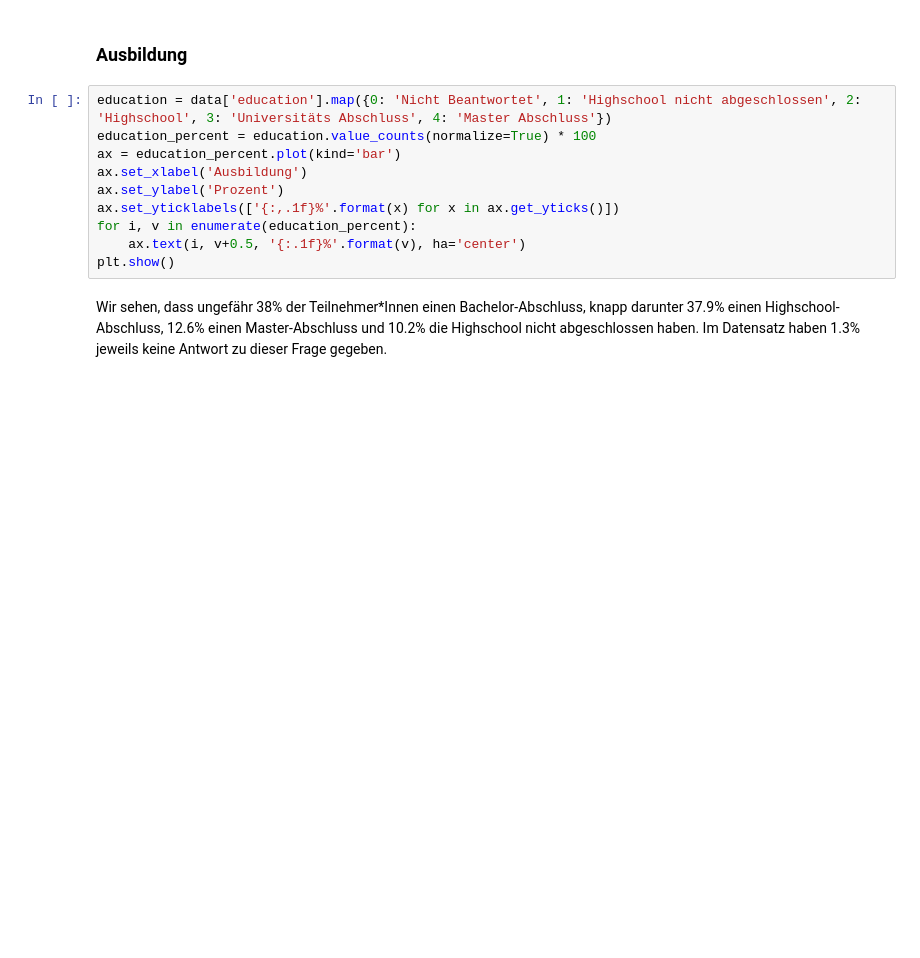
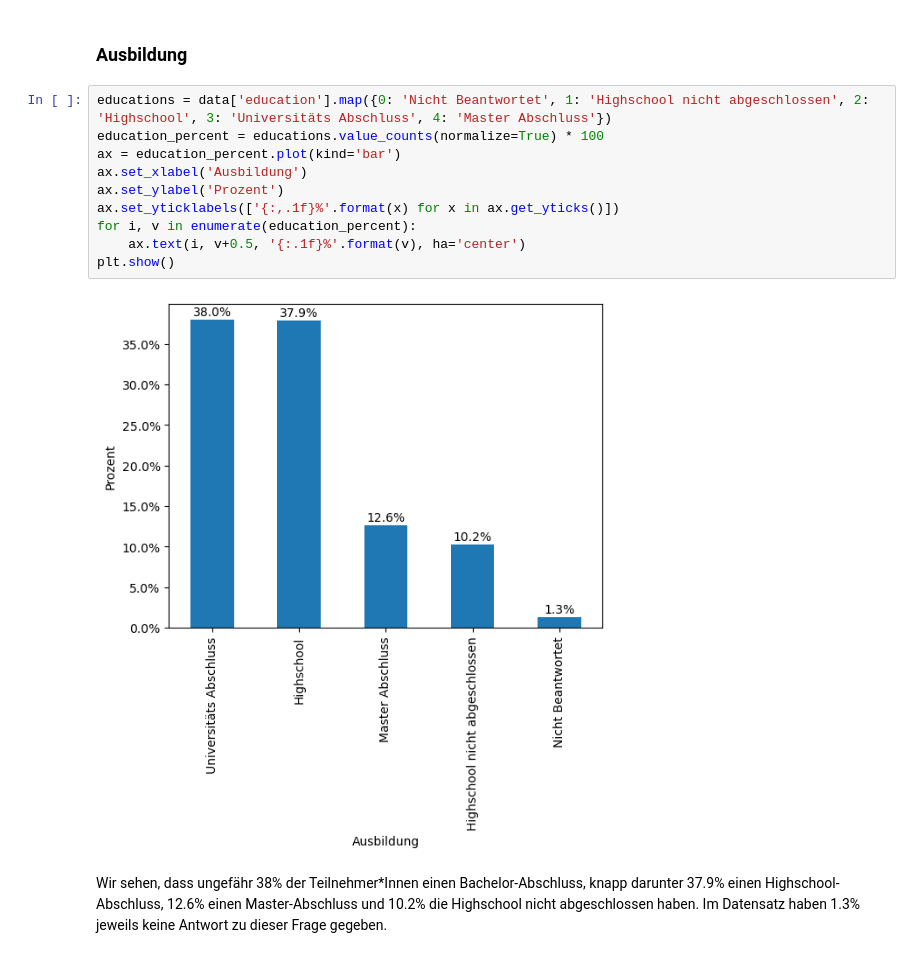
Before and after one commit to wi21b030/Mental-Health, a Jupyter notebook: Mental-Health.ipynb, the cells around one changed output. Saved outputs shown, nothing was run; the diff lists cells and outputs as text; blank space fills up the shorter version.

```diff
--- a/Mental-Health.ipynb
+++ b/Mental-Health.ipynb
@@ -145,15 +193,17 @@ Konkret jedoch wollen wir zuerst wissen, welche Personen haben an dieser Umfrage
 # %% [markdown]
 ### Ausbildung
 # %%
-education = data['education'].map({0: 'Nicht Beantwortet', 1: 'Highschool nicht abgeschlossen', 2: 'Highschool', 3: 'Universitäts Abschluss', 4: 'Master Abschluss'})
-education_percent = education.value_counts(normalize=True) * 100
+educations = data['education'].map({0: 'Nicht Beantwortet', 1: 'Highschool nicht abgeschlossen', 2: 'Highschool', 3: 'Universitäts Abschluss', 4: 'Master Abschluss'})
+education_percent = educations.value_counts(normalize=True) * 100
 ax = education_percent.plot(kind='bar')
 ax.set_xlabel('Ausbildung')
 ax.set_ylabel('Prozent')
 ax.set_yticklabels(['{:,.1f}%'.format(x) for x in ax.get_yticks()])
 for i, v in enumerate(education_percent):
     ax.text(i, v+0.5, '{:.1f}%'.format(v), ha='center')
 plt.show()
+# %% [output]
+[figure, added]
 # %% [markdown]
 Wir sehen, dass ungefähr 38% der Teilnehmer*Innen einen Bachelor-Abschluss, knapp darunter 37.9% einen Highschool-Abschluss, 12.6% einen Master-Abschluss und 10.2% die Highschool nicht abgeschlossen haben. Im Datensatz haben 1.3% jeweils keine Antwort zu dieser Frage gegeben.
 # %% [markdown]
```
Also changed, not shown: parts of 66 cells of this notebook.
